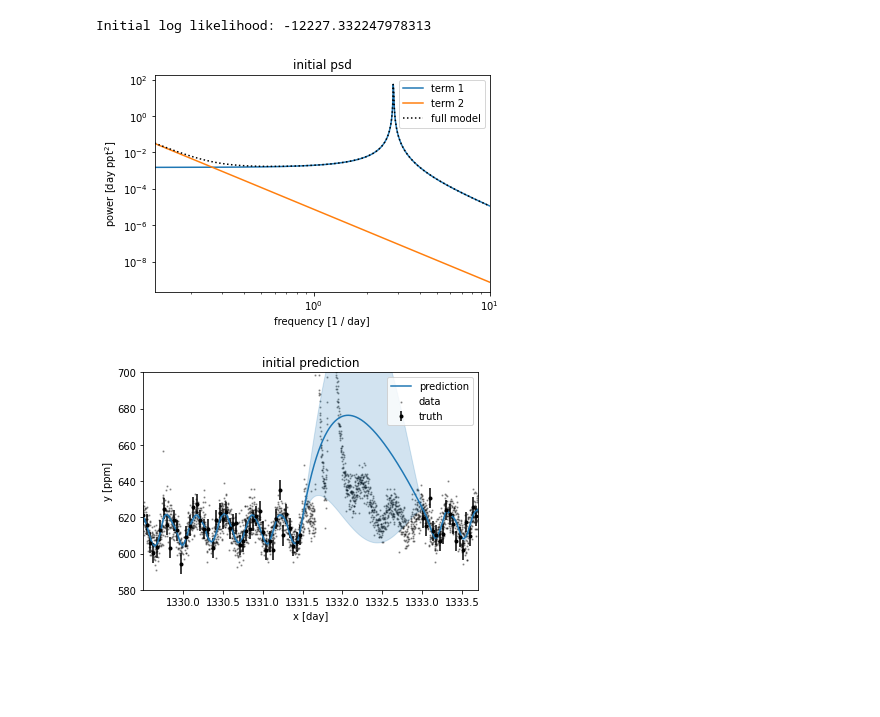
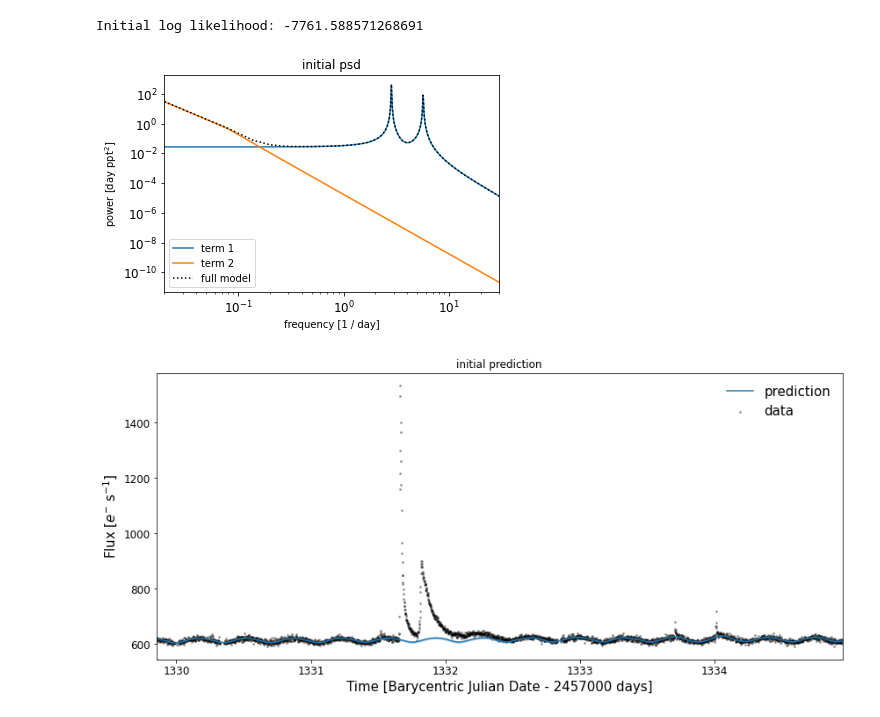
Before and after one commit to ekaterinailin/MalachiteMountains, a Jupyter notebook: analysis/notebooks/NBcolab3_celerite_GP.ipynb, the cells around one changed output. Drawn from its saved outputs; the diff is of its cells as text; code cells hidden in the pictures; blank space fills up the shorter version.

Commit message:
added inclination results, GPs, better gitignore

```diff
--- a/analysis/notebooks/NBcolab3_celerite_GP.ipynb
+++ b/analysis/notebooks/NBcolab3_celerite_GP.ipynb
@@ -130,0 +145,6 @@ p, P
+# %%
+# add rotation period as determined from all available light curves
+props = pd.read_csv(f"{CWD}/data/summary/inclination_input.csv")
+
+P = props[props["id"] == int(ID)].iloc[0].prot_d
+P
@@ -135,20 +157,29 @@ flcm.flux.shape
 # %%
 # Quasi-periodic term
-term1 = terms.SHOTerm(sigma=5.5, rho=P, tau=100.0)
+# 237 = [5.5,P,100.,5.5,100,.5]
+# 449
+inits = [11., P, 150., .4, .9, 2.3, 35., 10.]
 
-# Non-periodic component
-term2 = terms.SHOTerm(sigma=5.5, rho=100.06, Q=.5)
+# Quasi-periodic term
+term1 = terms.RotationTerm(sigma=inits[0], period=P, Q0=inits[2], dQ=inits[3], f=inits[4])
+
+
+# Quasi-periodic term
+term2 = terms.SHOTerm(sigma=inits[5], rho=inits[6], tau=inits[7])
+
+# define kernel
 kernel = term1 + term2
 
+
 # Setup the GP
-gp = celerite2.GaussianProcess(kernel, mean=0.0)
+gp = celerite2.GaussianProcess(kernel, mean=np.nanmedian(flcm.flux))
 gp.compute(t, yerr=yerr)
 
 print("Initial log likelihood: {0}".format(gp.log_likelihood(y)))
 # %% [output]
-Initial log likelihood: -12227.332247978313
+Initial log likelihood: -7761.588571268691
 # %%
-freq = np.linspace(1.0 / 8, 1.0 / 0.1, 500)
+freq = np.linspace(0.02, 30, 500)
 omega = 2 * np.pi * freq
 
 
@@ -165,29 +196,38 @@ def plot_psd(gp):
 plt.title("initial psd")
 plot_psd(gp)
 # %% [output]
-[figure, old version]
+[figure, new version]
 # %%
+
 def plot_prediction(gp):
-    plt.scatter(true_t, true_y, c="k", s=1.5, alpha=0.3, label="data")
-    plt.errorbar(t[::30], y[::30], yerr=yerr[::30], fmt=".k", capsize=0, label="truth")
+    plt.scatter(true_t, true_y, c="k", s=3.5, alpha=0.3, label="data")
+#     plt.errorbar(t[::30], y[::30], yerr=yerr[::30], fmt=".k", capsize=0, label="truth")
 
     if gp:
         mu, variance = gp.predict(y, t=true_t, return_var=True)
         sigma = np.sqrt(variance)
         plt.plot(true_t, mu, label="prediction")
+
         plt.fill_between(true_t, mu - sigma, mu + sigma, color="C0", alpha=0.2)
 
-    plt.xlabel("x [day]")
-    plt.ylabel("y [ppm]")
-    plt.xlim(flcm.time[0], flcm.time[-1])
-    plt.ylim(580,700)
+    plt.xlabel("t [day]")
+    plt.ylabel("flux [ppm]")
+    plt.xlim(target.view_start, target.view_stop)
+#     plt.ylim(1600,1800)
     plt.legend()
 
 
+plt.figure(figsize=(14,6))
 plt.title("initial prediction")
 plot_prediction(gp)
+
+plt.xlim(gpstart,gpstop)
+plt.xlabel(f"Time [Barycentric Julian Date - {target.BJDoff} days]",fontsize=15)
+plt.ylabel(r"Flux [$e^{-}$ s$^{-1}$]",fontsize=15)
+plt.legend(frameon=False, loc=1, fontsize=15)
+plt.savefig(f"{CWD}/analysis/results/rotation/{tstamp}_TIC{target.ID}_GP_init_prediction.png", dpi=300)
 # %% [output]
-[figure, old version]
+[figure, new version]
 # %%
 
 
```
Also changed, not shown: parts of 48 cells of this notebook, 9 other files.
